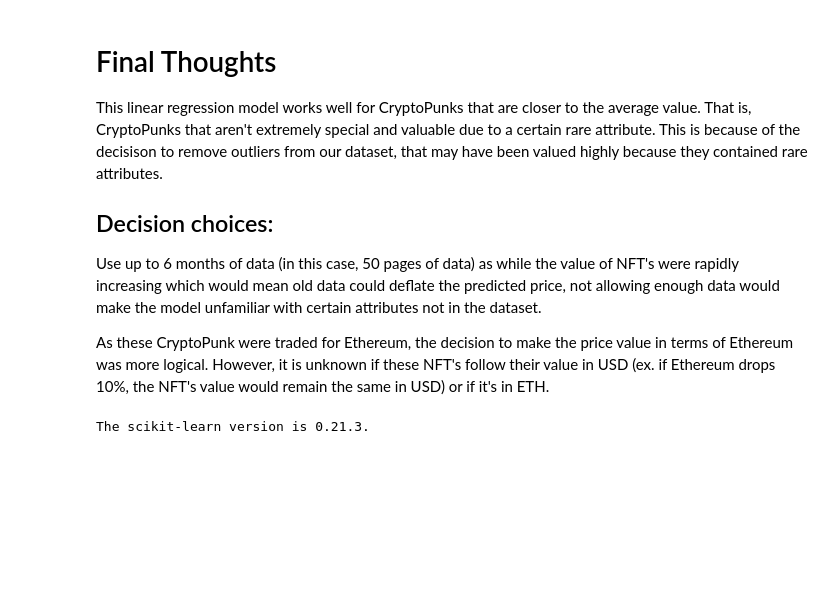
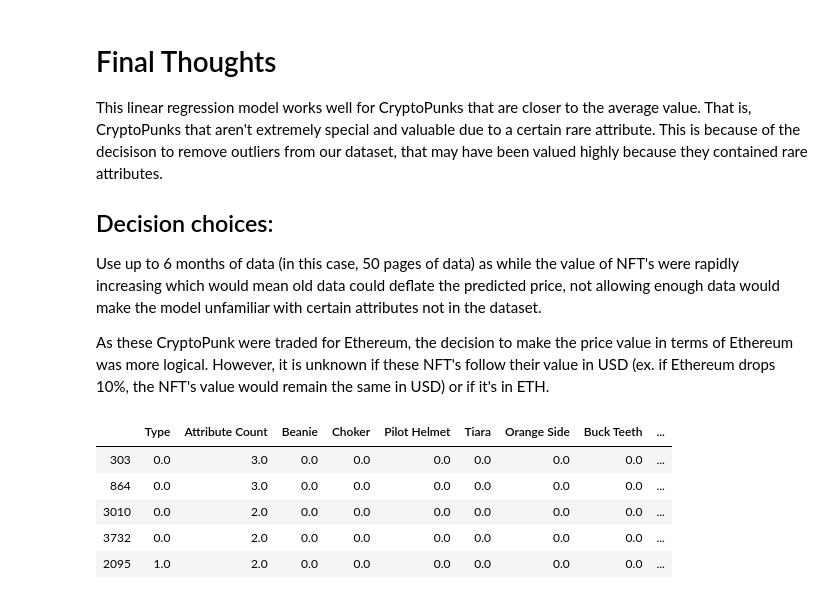
Before and after one commit to fahimahmedx/cryptopunks, a Jupyter notebook: analysis.ipynb, the cells around one changed output. Drawn from its saved outputs; the diff is of its cells as text; code cells hidden in the pictures; blank space fills up the shorter version.

```diff
--- a/analysis.ipynb
+++ b/analysis.ipynb
@@ -373,7 +373,12 @@ This is because of the decisison to remove outliers from our dataset, that may h
 Use up to 6 months of data (in this case, 50 pages of data) as while the value of NFT's were rapidly increasing which would mean old data could deflate the predicted price, not allowing enough data would make the model unfamiliar with certain attributes not in the dataset.
 
 As these CryptoPunk were traded for Ethereum, the decision to make the price value in terms of Ethereum was more logical. However, it is unknown if these NFT's follow their value in USD (ex. if Ethereum drops 10%, the NFT's value would remain the same in USD) or if it's in ETH.
-# %%
-print('The scikit-learn version is {}.'.format(sklearn.__version__))
-# %% [output]
-The scikit-learn version is 0.21.3.
+# %%
+X_test.head()
+# %% [output]
+|  | Type | Attribute Count | Beanie | Choker | Pilot Helmet | Tiara | Orange Side | Buck Teeth | ... |
+| 303 | 0.0 | 3.0 | 0.0 | 0.0 | 0.0 | 0.0 | 0.0 | 0.0 | ... |
+| 864 | 0.0 | 3.0 | 0.0 | 0.0 | 0.0 | 0.0 | 0.0 | 0.0 | ... |
+| 3010 | 0.0 | 2.0 | 0.0 | 0.0 | 0.0 | 0.0 | 0.0 | 0.0 | ... |
+| 3732 | 0.0 | 2.0 | 0.0 | 0.0 | 0.0 | 0.0 | 0.0 | 0.0 | ... |
+| 2095 | 1.0 | 2.0 | 0.0 | 0.0 | 0.0 | 0.0 | 0.0 | 0.0 | ... |
```
Also changed, not shown: parts of 2 cells of this notebook, 2 other files.
